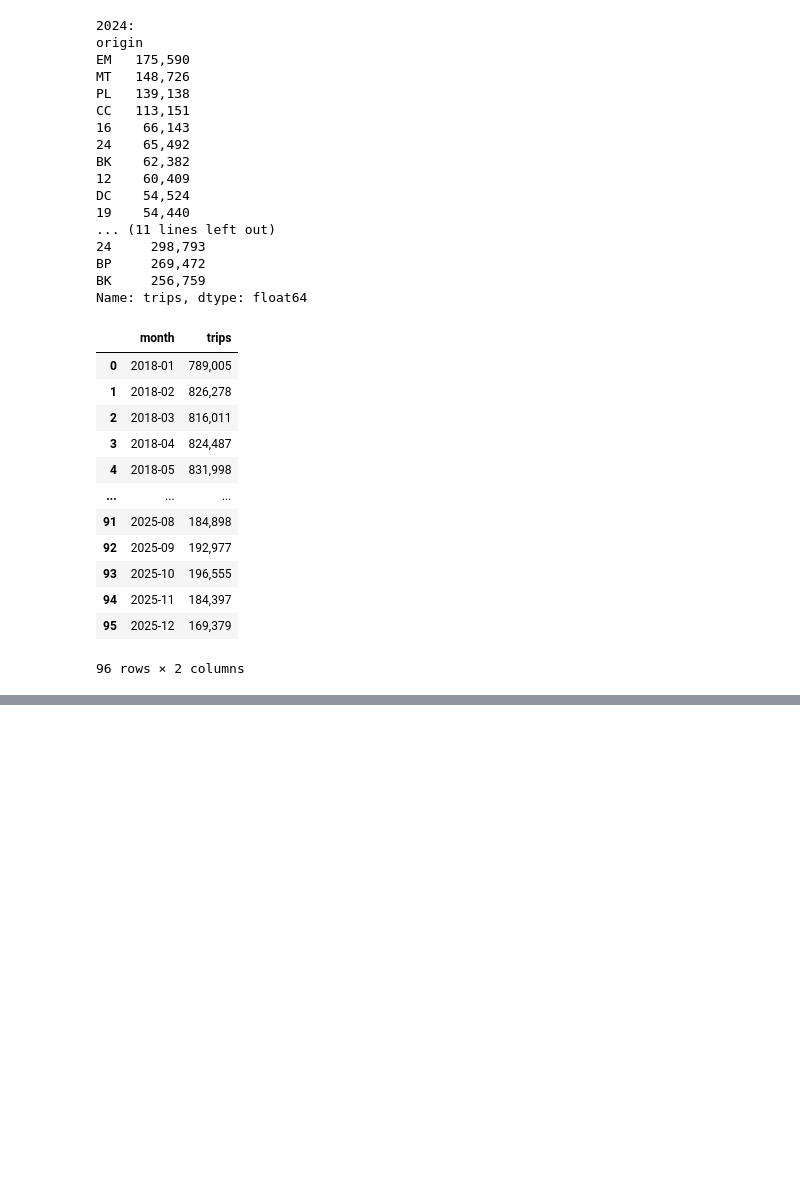
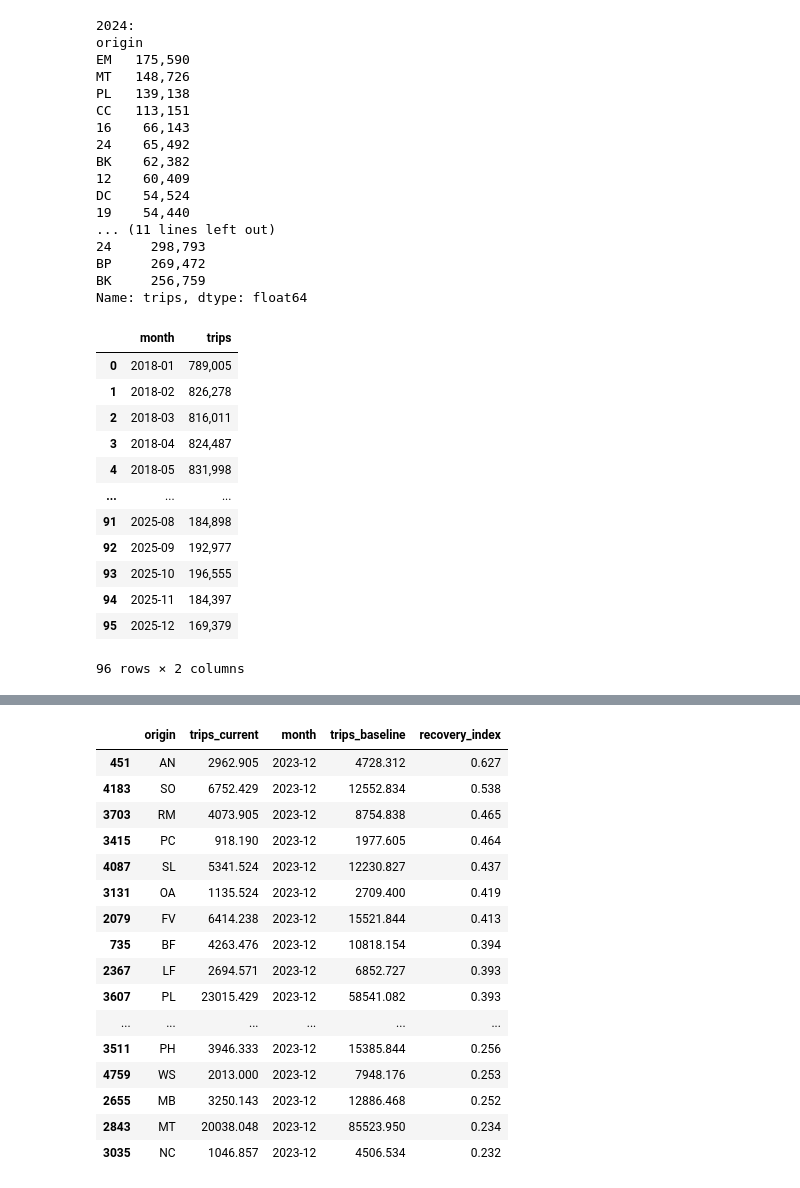
Before and after one commit to Shiv0406/BartProj, a Jupyter notebook: data-exploration.ipynb, the cells around one changed output, grey strips where cells are left out. Cells and saved outputs as stored; diff of their text form; code cells hidden in the pictures; blank space fills up the shorter version.

```diff
--- a/data-exploration.ipynb
+++ b/data-exploration.ipynb
@@ -580,0 +584,5 @@ Unique months: 96
+# %%
+pre_covid = all_data[all_data["month"].between('2018-01', '2020-02')]
+baseline_df = pre_covid.groupby('origin')['trips'].sum()
+baseline_df = baseline_df / 26
+baseline_df.sort_values(ascending=False).head(10)
@@ -580,0 +693,21 @@ Unique months: 96
+# %%
+recovery_filtered = recovery_df[recovery_df["month"] == "2023-12"].sort_values(by = "recovery_index", ascending = False)
+recovery_filtered
+# %% [output]
+|  | origin | trips_current | month | trips_baseline | recovery_index |
+| 451 | AN | 2962.905 | 2023-12 | 4728.312 | 0.627 |
+| 4183 | SO | 6752.429 | 2023-12 | 12552.834 | 0.538 |
+| 3703 | RM | 4073.905 | 2023-12 | 8754.838 | 0.465 |
+| 3415 | PC | 918.190 | 2023-12 | 1977.605 | 0.464 |
+| 4087 | SL | 5341.524 | 2023-12 | 12230.827 | 0.437 |
+| 3131 | OA | 1135.524 | 2023-12 | 2709.400 | 0.419 |
+| 2079 | FV | 6414.238 | 2023-12 | 15521.844 | 0.413 |
+| 735 | BF | 4263.476 | 2023-12 | 10818.154 | 0.394 |
+| 2367 | LF | 2694.571 | 2023-12 | 6852.727 | 0.393 |
+| 3607 | PL | 23015.429 | 2023-12 | 58541.082 | 0.393 |
+| ... | ... | ... | ... | ... | ... |
+| 3511 | PH | 3946.333 | 2023-12 | 15385.844 | 0.256 |
+| 4759 | WS | 2013.000 | 2023-12 | 7948.176 | 0.253 |
+| 2655 | MB | 3250.143 | 2023-12 | 12886.468 | 0.252 |
+| 2843 | MT | 20038.048 | 2023-12 | 85523.950 | 0.234 |
+| 3035 | NC | 1046.857 | 2023-12 | 4506.534 | 0.232 |
```
Also changed, not shown: parts of 23 cells of this notebook.
